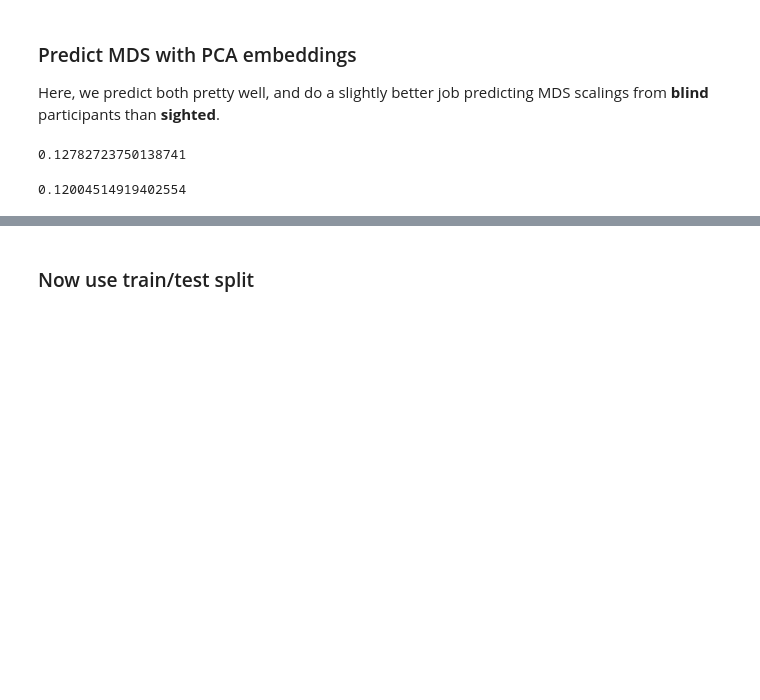
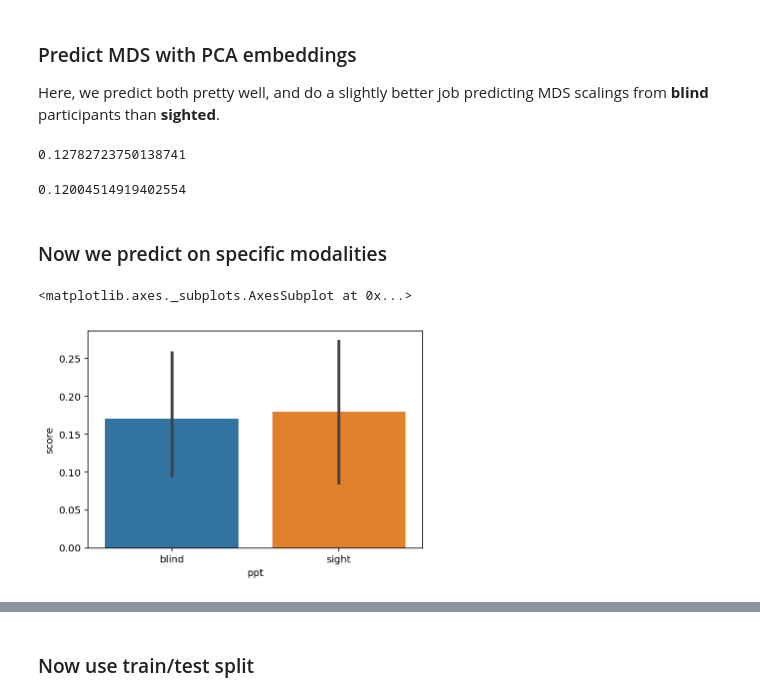
Before and after one commit to seantrott/abstract_concrete, a Jupyter notebook: comparing_to_humans.ipynb, the cells around one changed output, grey strips where cells are left out. Drawn from its saved outputs; the diff is of its cells as text; code cells hidden in the pictures; blank space fills up the shorter version.

```diff
--- a/comparing_to_humans.ipynb
+++ b/comparing_to_humans.ipynb
@@ -334,3 +327,52 @@ model = lm.fit(X,y_sighted)
 lm.score(X, y_sighted)
 # %% [output]
 0.12004514919402554
+# %% [markdown]
+### Now we predict on specific modalities
+# %%
+modalities = {'light': 'vision',
+             'sound_inanimate': 'sound',
+             'sound_animate': 'sound',
+             'amodal': 'amodal',
+              'motion': 'motion',
+              'sight': 'vision',
+              'touch': 'touch'}
+# %%
+df_centroid_plus_verbs['modality'] = df_centroid_plus_verbs['subcategory'].apply(lambda x: modalities[x])
+# %%
+modality_to_r2 = []
+
+for modality in set(list(df_centroid_plus_verbs['modality'])):
+    df_reduced = df_centroid_plus_verbs[df_centroid_plus_verbs['modality']==modality]
+
+    y_blind = df_reduced[['d1_blind', 'd2_blind', 'd3_blind', 'd4_blind']].values
+    y_sighted = df_reduced[['d1_sight', 'd2_sight', 'd3_sight', 'd4_sight']].values
+
+    X = df_reduced[['pc1', 'pc2']].values
+
+    lm = linear_model.LinearRegression()
+    model = lm.fit(X,y_blind)
+    score_blind = lm.score(X, y_blind)
+
+    lm = linear_model.LinearRegression()
+    model = lm.fit(X,y_sighted)
+    score_sight = lm.score(X, y_sighted)
+
+    modality_to_r2.append({
+        'modality': modality,
+        'score': score_blind,
+        'ppt': 'blind'
+    })
+
+    modality_to_r2.append({
+        'modality': modality,
+        'score': score_sight,
+        'ppt': 'sight'
+    })
+# %%
+df_r2_modalities = pd.DataFrame(modality_to_r2)
+# %%
+sns.barplot(x="ppt", y="score", data = df_r2_modalities)
+# %% [output]
+<matplotlib.axes._subplots.AxesSubplot at 0x...>
+[figure, added]
```
Also changed, not shown: parts of 14 cells of this notebook, 1 other file.
